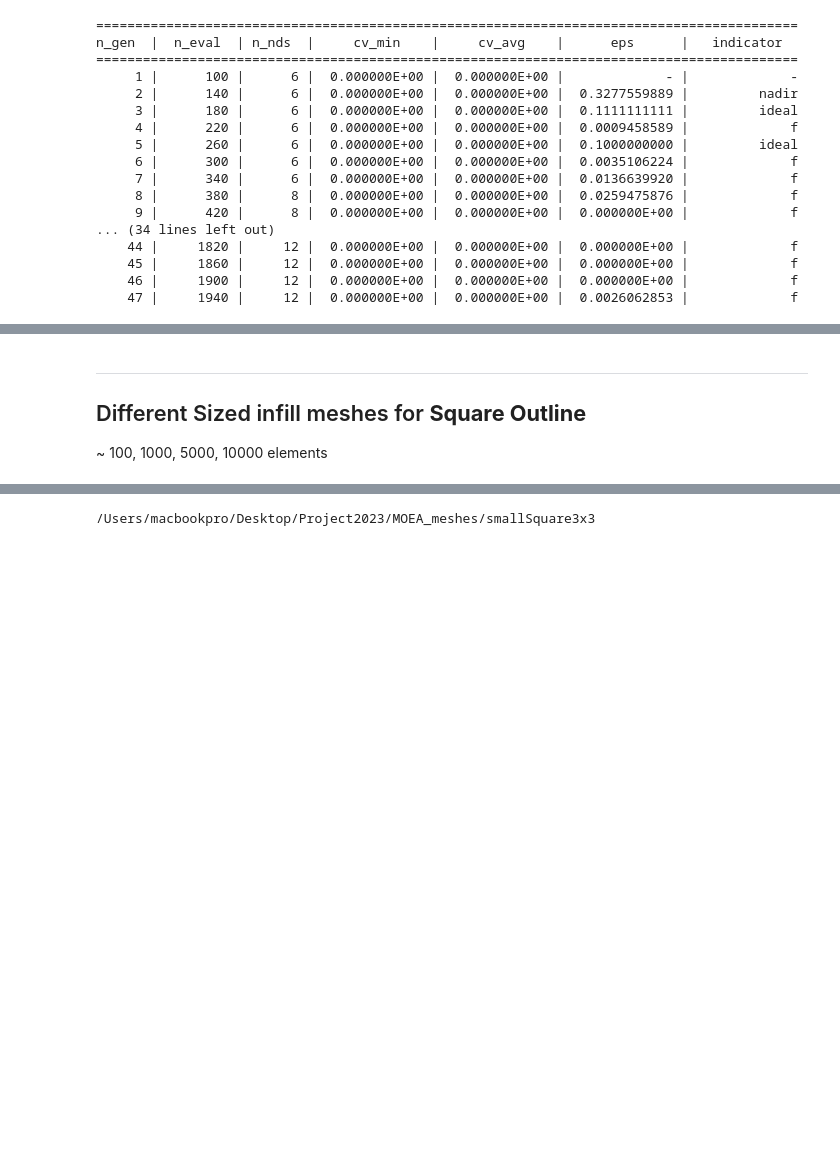
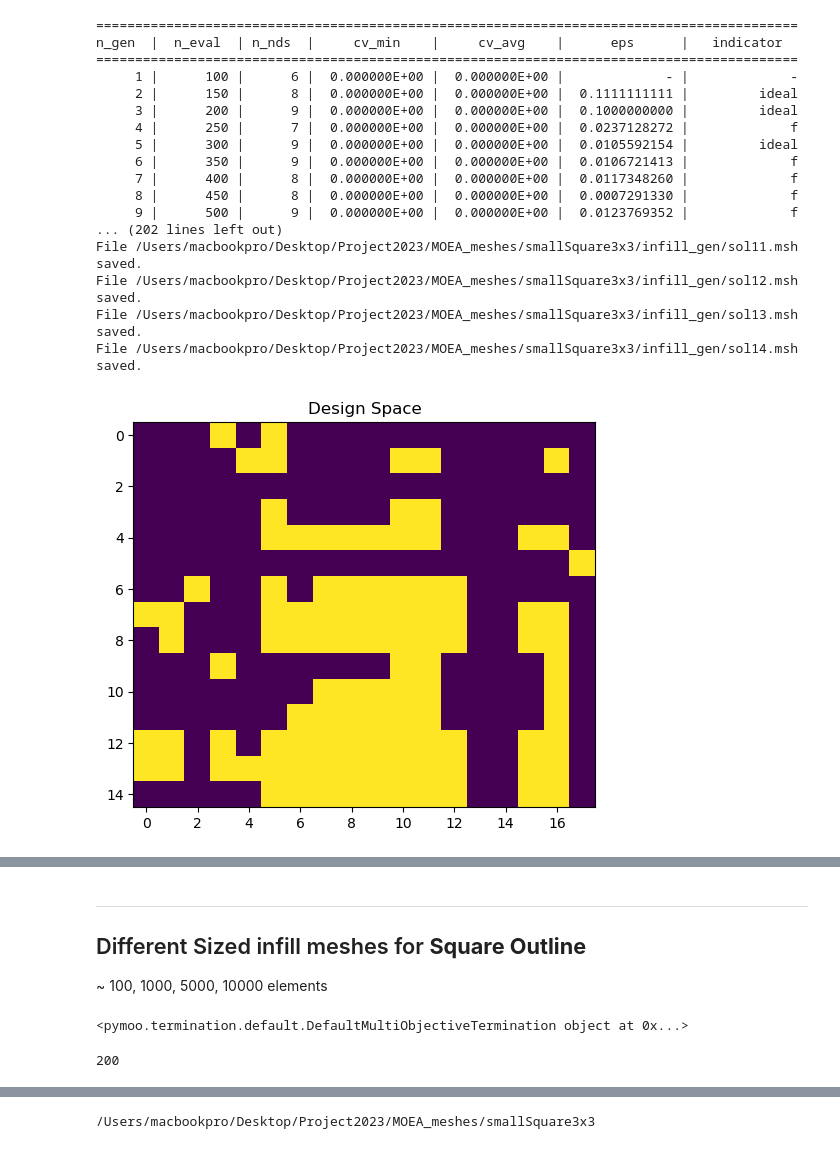
Before and after one commit to grohalex/Project2023, a Jupyter notebook: Pymoo_withFEA.ipynb, the cells around one changed output, grey strips where cells are left out. Saved outputs shown, nothing was run; the diff lists cells and outputs as text; code cells hidden in the pictures; blank space fills up the shorter version.

```diff
--- a/Pymoo_withFEA.ipynb
+++ b/Pymoo_withFEA.ipynb
@@ -386,7 +392,7 @@ problem = MyProblem(conn, coords, num_el, meshfile)
 # initialize the algorithm object
 algorithm = NSGA2(
     pop_size=100,
-    n_offsprings=40,
+    n_offsprings=50,
     sampling=BinaryRandomSampling(),
     crossover=HalfUniformCrossover(prob_hux=0.5),
     #crossover=UniformCrossover(),
@@ -424,43 +430,48 @@ hist = res.history  # getting the info for each iteration
 # save solutions
 out_dir = mesh_dir / "infill_gen"
 out_dir.mkdir(exist_ok=True)
 for i, x in enumerate(X):
     ifile = out_dir / f"sol{i:02d}.msh"
     generate_infill_file(ifile, x, conn, coords)
     print(f"File {ifile} saved.")###
 
 # writing to a file
 with open(out_dir / "sq_solutions.txt", "w+") as file:
+    alg = str(type(algorithm))[8:-2]
+    header = f"Algorithm:{alg}, pop_size: {algorithm.pop_size},\
+     n_offsp: {algorithm.n_offsprings}, n_gen: {termination.n_max_gen}\n"
+    file.writelines(header)
     file.writelines(f"{str(list(sol))} \t w: {F[i][0]:10.1f} \t vm: {F[i][1]:10.06f} \n" for i, sol in enumerate(1*X))
 
 # plotting the decision space
 xl, xu = problem.bounds()
 plt.figure(figsize=(7, 5))
 plt.imshow(X)
 plt.title("Design Space")
 plt.show()
 
 
 # plotting the objective space
 plt.figure(figsize=(7, 5))
 plt.scatter(F[:, 0], F[:, 1], s=30, facecolors='none', edgecolors='blue')
 plt.title("Objective Space")
 plt.show()
 # %% [output]
 ==========================================================================================
 n_gen  |  n_eval  | n_nds  |     cv_min    |     cv_avg    |      eps      |   indicator
 ==========================================================================================
      1 |      100 |      6 |  0.000000E+00 |  0.000000E+00 |             - |             -
-     2 |      140 |      6 |  0.000000E+00 |  0.000000E+00 |  0.3277559889 |         nadir
-     3 |      180 |      6 |  0.000000E+00 |  0.000000E+00 |  0.1111111111 |         ideal
-     4 |      220 |      6 |  0.000000E+00 |  0.000000E+00 |  0.0009458589 |             f
-     5 |      260 |      6 |  0.000000E+00 |  0.000000E+00 |  0.1000000000 |         ideal
-     6 |      300 |      6 |  0.000000E+00 |  0.000000E+00 |  0.0035106224 |             f
-     7 |      340 |      6 |  0.000000E+00 |  0.000000E+00 |  0.0136639920 |             f
-     8 |      380 |      8 |  0.000000E+00 |  0.000000E+00 |  0.0259475876 |             f
-     9 |      420 |      8 |  0.000000E+00 |  0.000000E+00 |  0.000000E+00 |             f
-... (34 lines left out)
-    44 |     1820 |     12 |  0.000000E+00 |  0.000000E+00 |  0.000000E+00 |             f
-    45 |     1860 |     12 |  0.000000E+00 |  0.000000E+00 |  0.000000E+00 |             f
-    46 |     1900 |     12 |  0.000000E+00 |  0.000000E+00 |  0.000000E+00 |             f
-    47 |     1940 |     12 |  0.000000E+00 |  0.000000E+00 |  0.0026062853 |             f
+     2 |      150 |      8 |  0.000000E+00 |  0.000000E+00 |  0.1111111111 |         ideal
+     3 |      200 |      9 |  0.000000E+00 |  0.000000E+00 |  0.1000000000 |         ideal
+     4 |      250 |      7 |  0.000000E+00 |  0.000000E+00 |  0.0237128272 |             f
+     5 |      300 |      9 |  0.000000E+00 |  0.000000E+00 |  0.0105592154 |         ideal
+     6 |      350 |      9 |  0.000000E+00 |  0.000000E+00 |  0.0106721413 |             f
+     7 |      400 |      8 |  0.000000E+00 |  0.000000E+00 |  0.0117348260 |             f
+     8 |      450 |      8 |  0.000000E+00 |  0.000000E+00 |  0.0007291330 |             f
+     9 |      500 |      9 |  0.000000E+00 |  0.000000E+00 |  0.0123769352 |             f
+... (202 lines left out)
+File /Users/macbookpro/Desktop/Project2023/MOEA_meshes/smallSquare3x3/infill_gen/sol11.msh saved.
+File /Users/macbookpro/Desktop/Project2023/MOEA_meshes/smallSquare3x3/infill_gen/sol12.msh saved.
+File /Users/macbookpro/Desktop/Project2023/MOEA_meshes/smallSquare3x3/infill_gen/sol13.msh saved.
+File /Users/macbookpro/Desktop/Project2023/MOEA_meshes/smallSquare3x3/infill_gen/sol14.msh saved.
+[figure, added]
@@ -468,6 +480,15 @@ n_gen  |  n_eval  | n_nds  |     cv_min    |     cv_avg    |      eps      |   i
 ---
 ## Different Sized infill meshes for **Square Outline**
 ~ 100, 1000, 5000, 10000 elements
+# %%
+algorithm.pop_size
+print(algorithm.n_offsprings)
+# %% [output]
+<pymoo.termination.default.DefaultMultiObjectiveTermination object at 0x...>
+# %%
+termination.n_max_gen
+# %% [output]
+200
 # %%
 # SQUARE-OUTLINE + SQUARE-INFILL mesh setup which will work with FEniCS/Dolphin
 import gmsh
```
Also changed, not shown: parts of 5 cells of this notebook, 3 other files.
